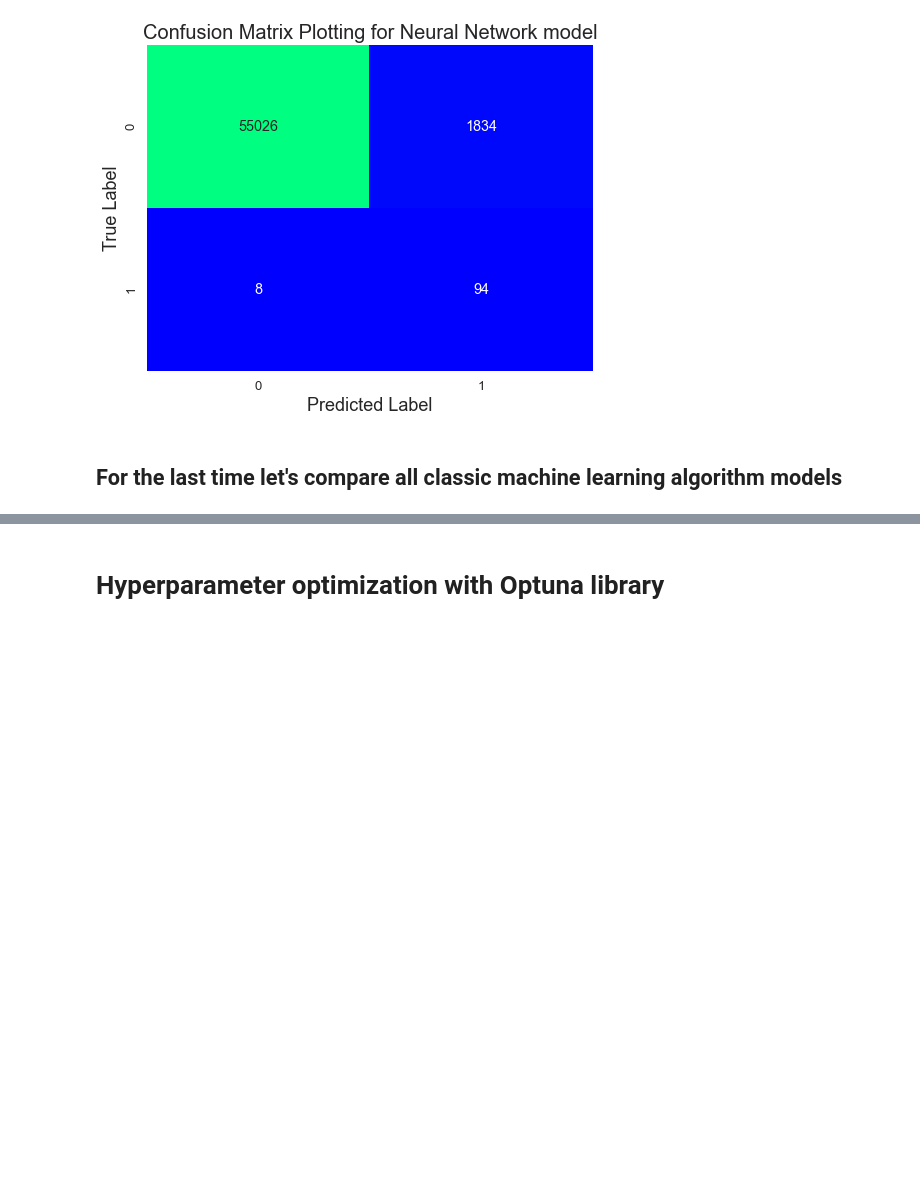
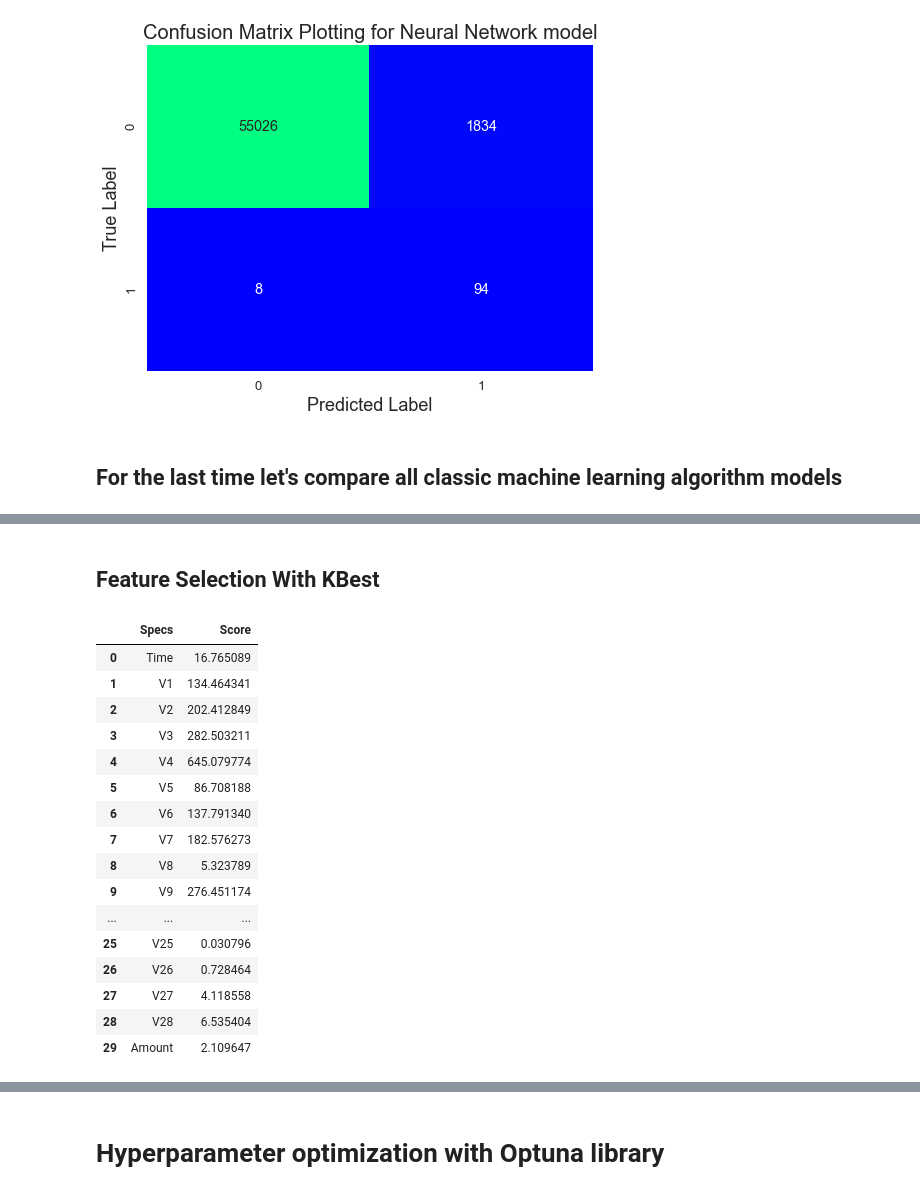
Before and after one commit to elshan2k/Credit-Card-Fraud-Detection, a Jupyter notebook: Model.ipynb, the cells around one changed output, grey strips where cells are left out. Saved outputs shown, nothing was run; the diff lists cells and outputs as text; code cells hidden in the pictures; blank space fills up the shorter version.

```diff
--- a/Model.ipynb
+++ b/Model.ipynb
@@ -451,0 +531,2 @@ BaggingClassifier RECALL SCORE 0.968627450980392
+# %% [markdown]
+## Feature Selection With KBest
@@ -451,0 +535,29 @@ BaggingClassifier RECALL SCORE 0.968627450980392
+# %%
+BestFeatures = SelectKBest(k=10)
+fit = BestFeatures.fit(X_train, y_train)
+# %%
+df_scores = pd.DataFrame(fit.scores_)
+df_columns = pd.DataFrame(X_train.columns)
+# %%
+f_Scores = pd.concat([df_columns,df_scores],axis=1)               # feature scores
+f_Scores.columns = ['Specs','Score']
+# %%
+f_Scores
+# %% [output]
+|  | Specs | Score |
+| 0 | Time | 16.765089 |
+| 1 | V1 | 134.464341 |
+| 2 | V2 | 202.412849 |
+| 3 | V3 | 282.503211 |
+| 4 | V4 | 645.079774 |
+| 5 | V5 | 86.708188 |
+| 6 | V6 | 137.791340 |
+| 7 | V7 | 182.576273 |
+| 8 | V8 | 5.323789 |
+| 9 | V9 | 276.451174 |
+| ... | ... | ... |
+| 25 | V25 | 0.030796 |
+| 26 | V26 | 0.728464 |
+| 27 | V27 | 4.118558 |
+| 28 | V28 | 6.535404 |
+| 29 | Amount | 2.109647 |
```
Also changed, not shown: parts of 29 cells of this notebook, 8 other files.
